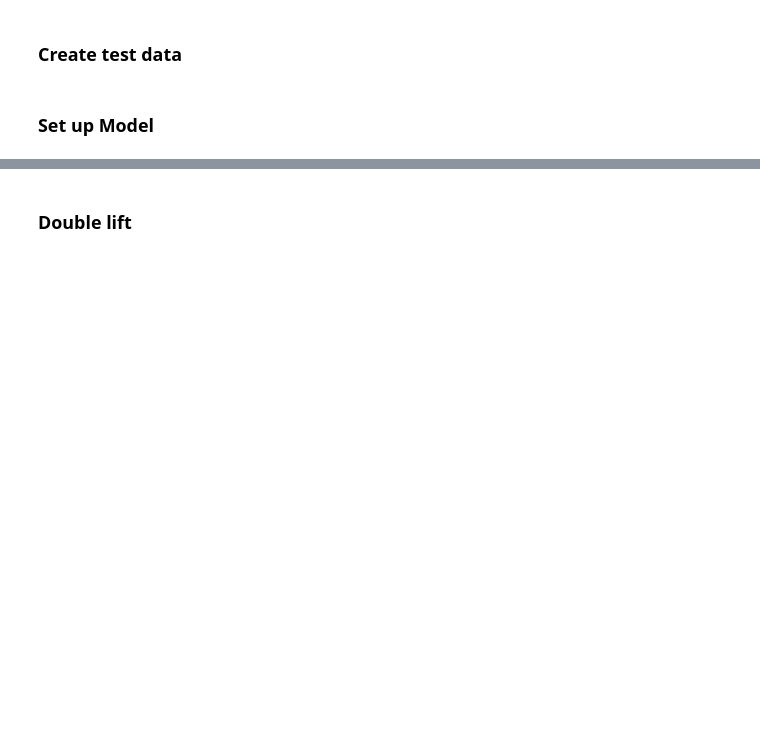
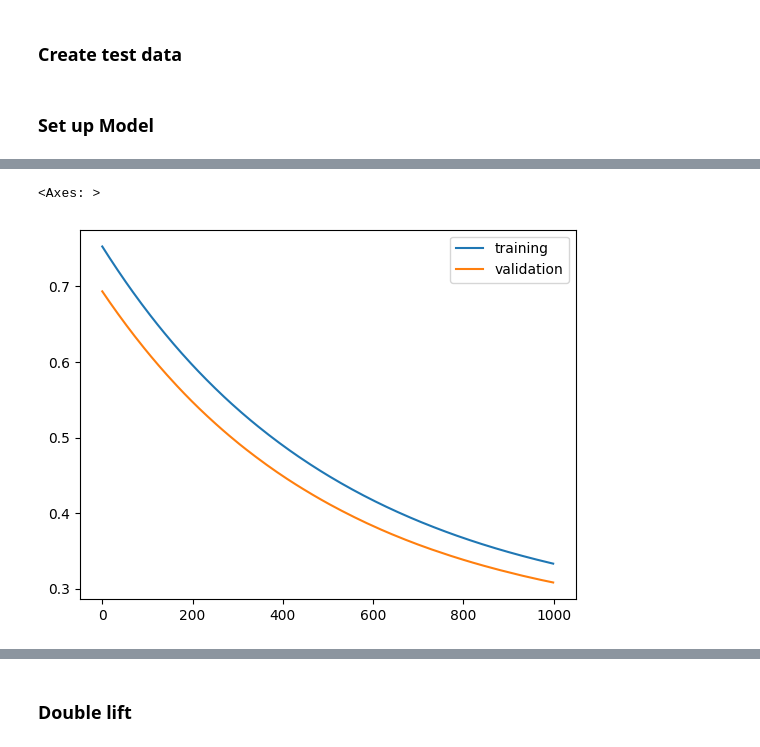
Before and after one commit to nsmat/lefts, a Jupyter notebook: notebooks/lgbm_rolling_retrain_early_stopping.ipynb, the cells around one changed output, grey strips where cells are left out. Drawn from its saved outputs; the diff is of its cells as text; code cells hidden in the pictures; blank space fills up the shorter version.

Commit message:
add to example notebook

```diff
--- a/notebooks/lgbm_rolling_retrain_early_stopping.ipynb
+++ b/notebooks/lgbm_rolling_retrain_early_stopping.ipynb
@@ -113,4 +131,9 @@ list(rolling_train.models.keys())[0]
 # %%
-pl.Series(evals["training"]["l2"]).to_pandas().plot()
-pl.Series(evals["validation"]["l2"]).to_pandas().plot()
+#  We can use the models dict to access any object on the base model class - for example, the evaluation data.
+evals = rolling_train.models["lgbm[RollingRetrain=2025-11-01 00:00:00]"].model.evals_result_
+pl.Series(evals["training"]["l2"]).to_pandas().plot(legend=True, label='training')
+pl.Series(evals["validation"]["l2"]).to_pandas().plot(legend=True, label='validation')
+# %% [output]
+<Axes: >
+[figure, added]
 # %%
```
Also changed, not shown: parts of 9 cells of this notebook.
